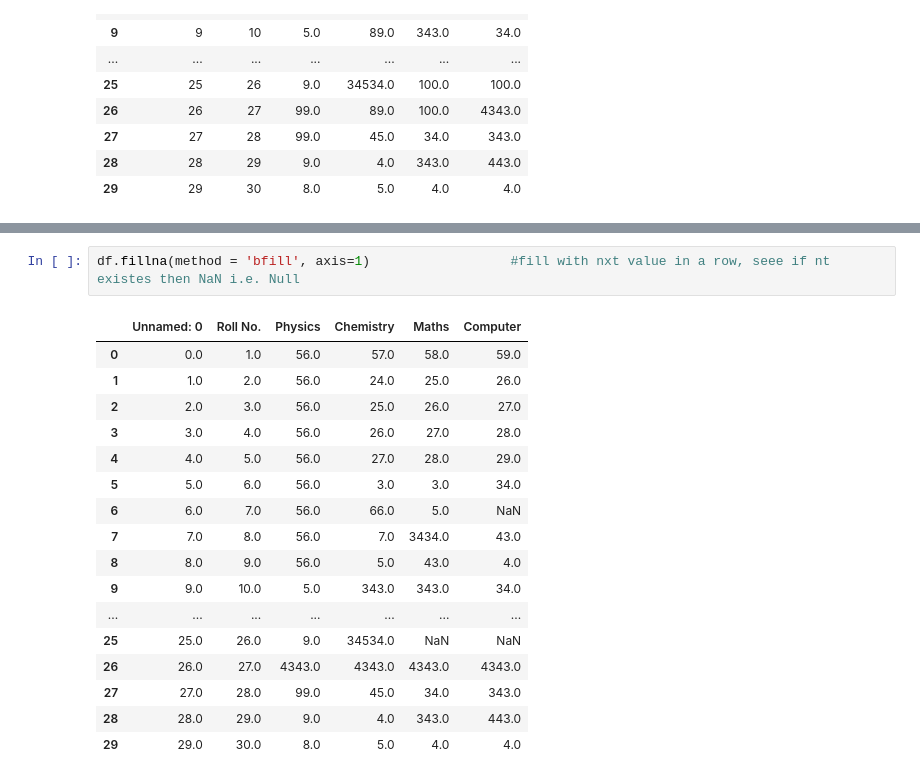
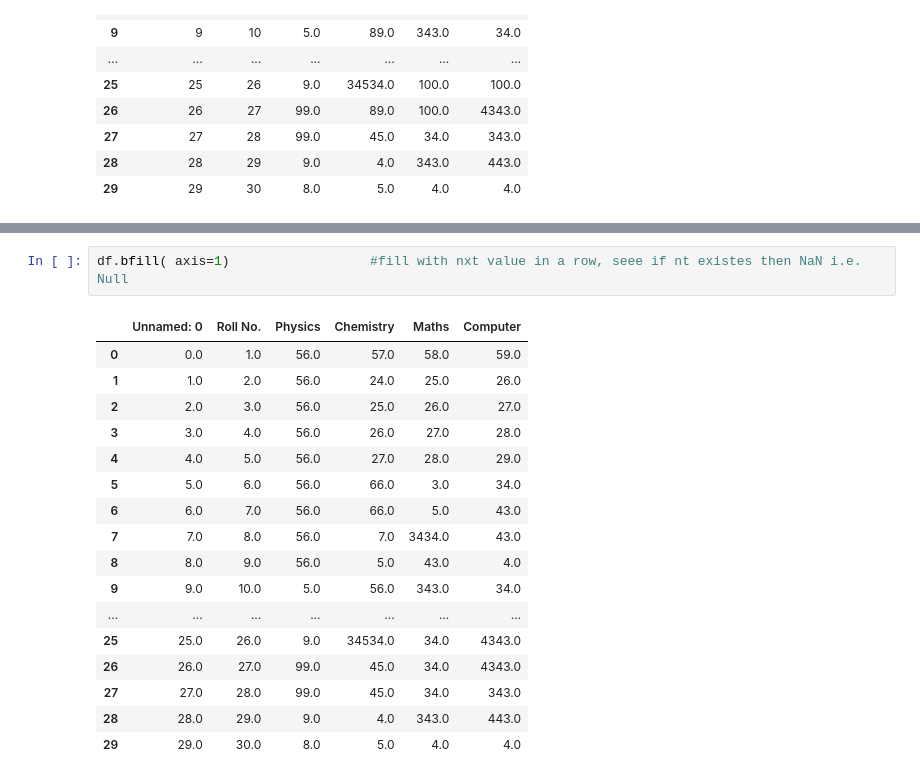
Before and after one commit to PRACHIP5202/WinWinAI, a Jupyter notebook: Pandas2gc.ipynb, the cells around one changed output, grey strips where cells are left out. Saved outputs shown, nothing was run; the diff lists cells and outputs as text.

```diff
--- a/Pandas2gc.ipynb
+++ b/Pandas2gc.ipynb
@@ -164,22 +164,22 @@ df.fillna(method = 'bfill')                     # Backword fill,  fill with next
 | 28 | 28 | 29 | 9.0 | 4.0 | 343.0 | 443.0 |
 | 29 | 29 | 30 | 8.0 | 5.0 | 4.0 | 4.0 |
 # %%
-df.fillna(method = 'bfill', axis=1)                  #fill with nxt value in a row, seee if nt existes then NaN i.e. Null
+df.bfill( axis=1)                  #fill with nxt value in a row, seee if nt existes then NaN i.e. Null
 # %% [output]
 |  | Unnamed: 0 | Roll No. | Physics | Chemistry | Maths | Computer |
 | 0 | 0.0 | 1.0 | 56.0 | 57.0 | 58.0 | 59.0 |
 | 1 | 1.0 | 2.0 | 56.0 | 24.0 | 25.0 | 26.0 |
 | 2 | 2.0 | 3.0 | 56.0 | 25.0 | 26.0 | 27.0 |
 | 3 | 3.0 | 4.0 | 56.0 | 26.0 | 27.0 | 28.0 |
 | 4 | 4.0 | 5.0 | 56.0 | 27.0 | 28.0 | 29.0 |
-| 5 | 5.0 | 6.0 | 56.0 | 3.0 | 3.0 | 34.0 |
-| 6 | 6.0 | 7.0 | 56.0 | 66.0 | 5.0 | NaN |
+| 5 | 5.0 | 6.0 | 56.0 | 66.0 | 3.0 | 34.0 |
+| 6 | 6.0 | 7.0 | 56.0 | 66.0 | 5.0 | 43.0 |
 | 7 | 7.0 | 8.0 | 56.0 | 7.0 | 3434.0 | 43.0 |
 | 8 | 8.0 | 9.0 | 56.0 | 5.0 | 43.0 | 4.0 |
-| 9 | 9.0 | 10.0 | 5.0 | 343.0 | 343.0 | 34.0 |
+| 9 | 9.0 | 10.0 | 5.0 | 56.0 | 343.0 | 34.0 |
 | ... | ... | ... | ... | ... | ... | ... |
-| 25 | 25.0 | 26.0 | 9.0 | 34534.0 | NaN | NaN |
-| 26 | 26.0 | 27.0 | 4343.0 | 4343.0 | 4343.0 | 4343.0 |
+| 25 | 25.0 | 26.0 | 9.0 | 34534.0 | 34.0 | 4343.0 |
+| 26 | 26.0 | 27.0 | 99.0 | 45.0 | 34.0 | 4343.0 |
 | 27 | 27.0 | 28.0 | 99.0 | 45.0 | 34.0 | 343.0 |
 | 28 | 28.0 | 29.0 | 9.0 | 4.0 | 343.0 | 443.0 |
 | 29 | 29.0 | 30.0 | 8.0 | 5.0 | 4.0 | 4.0 |
```
Also changed, not shown: parts of 38 cells of this notebook.
